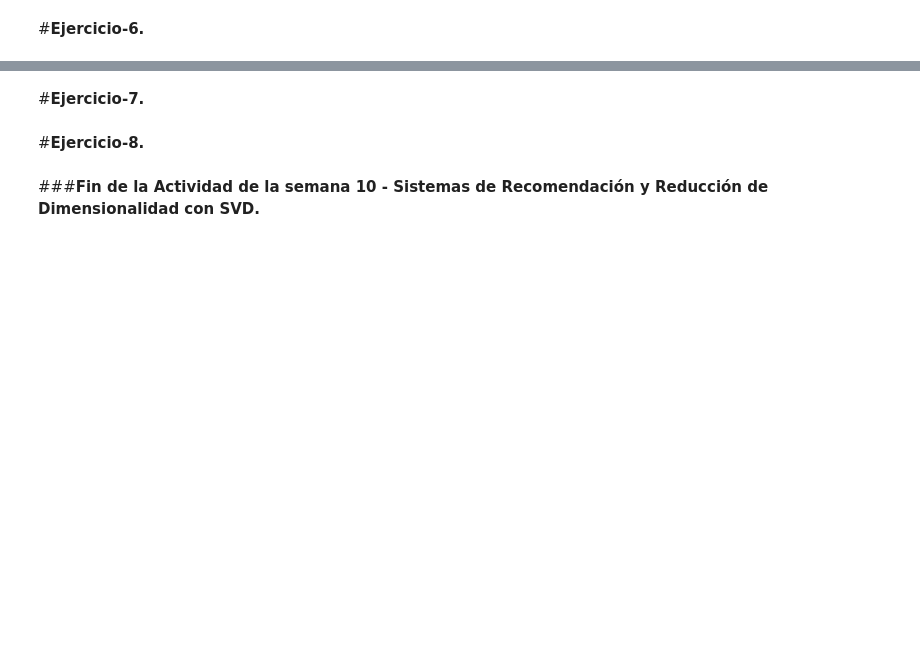
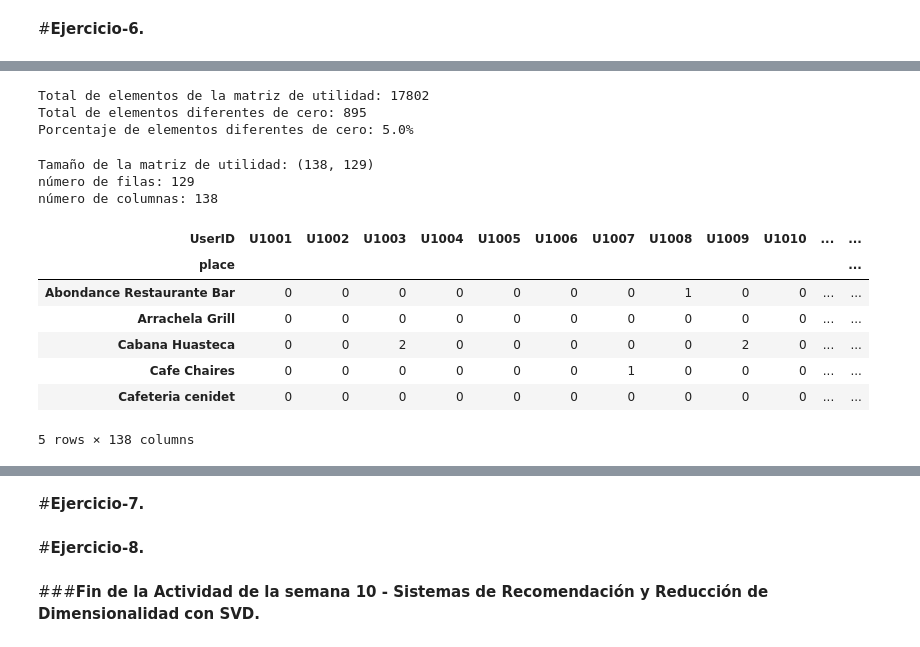
Before and after one commit to LH-1169213/Equipo3, a Jupyter notebook: SVD_Equipo09.ipynb, the cells around one changed output, grey strips where cells are left out. Saved outputs shown, nothing was run; the diff lists cells and outputs as text; code cells hidden in the pictures; blank space fills up the shorter version.

```diff
--- a/SVD_Equipo09.ipynb
+++ b/SVD_Equipo09.ipynb
@@ -340,0 +350,6 @@ None
+# %%
+# Creamos un DF con los valores previamente obtenidos de las dos BD
+
+df_food = pd.DataFrame({"UserID": UserID,"food_rating": food_rating})
+df_food.head()
+df_food.shape
@@ -340,0 +358,5 @@ None
+# %%
+# Agregamos el nombre del lugar que están calificando los usuarios
+
+df_food["place"] = df_ratingfinal['placeID'].map(place_map)
+df_food.head()
@@ -340,0 +370,6 @@ None
+# %%
+#Matriz de utilidad
+matriz_food = df_food.pivot_table(values='food_rating', index='UserID', columns='place', fill_value=0)
+print('Tamaño de la matriz de utilidad:', matriz_food.shape)
+print('número de filas:',matriz_food.shape[0])
+print('número de columnas:',matriz_food.shape[1])
@@ -340,0 +396,30 @@ None
+# %%
+print('Total de elementos de la matriz de utilidad: %d' % (matriz_food.size))
+print('Total de elementos diferentes de cero: %d' % (np.count_nonzero(matriz_food)))
+print('Porcentaje de elementos diferentes de cero: %.1f%%' % (100 * np.count_nonzero(matriz_food) / matriz_food.size))
+# %% [output]
+Total de elementos de la matriz de utilidad: 17802
+Total de elementos diferentes de cero: 895
+Porcentaje de elementos diferentes de cero: 5.0%
+# %%
+#Transpuesta de la matriz de utilidad
+#Para obtener la información latente en relación a los lugares de comida
+matrizT_food = matriz_food.T
+print('Tamaño de la matriz de utilidad:', matriz_food.shape)
+print('número de filas:',matrizT_food.shape[0])
+print('número de columnas:',matrizT_food.shape[1])
+# %% [output]
+Tamaño de la matriz de utilidad: (138, 129)
+número de filas: 129
+número de columnas: 138
+# %%
+matrizT_food.head()
+# %% [output]
+| UserID | U1001 | U1002 | U1003 | U1004 | U1005 | U1006 | U1007 | U1008 | U1009 | U1010 | ... | ... |
+| place |  |  |  |  |  |  |  |  |  |  |  | ... |
+| Abondance Restaurante Bar | 0 | 0 | 0 | 0 | 0 | 0 | 0 | 1 | 0 | 0 | ... | ... |
+| Arrachela Grill | 0 | 0 | 0 | 0 | 0 | 0 | 0 | 0 | 0 | 0 | ... | ... |
+| Cabana Huasteca | 0 | 0 | 2 | 0 | 0 | 0 | 0 | 0 | 2 | 0 | ... | ... |
+| Cafe Chaires | 0 | 0 | 0 | 0 | 0 | 0 | 1 | 0 | 0 | 0 | ... | ... |
+| Cafeteria cenidet | 0 | 0 | 0 | 0 | 0 | 0 | 0 | 0 | 0 | 0 | ... | ... |
+5 rows × 138 columns
```
Also changed, not shown: parts of 10 cells of this notebook.
